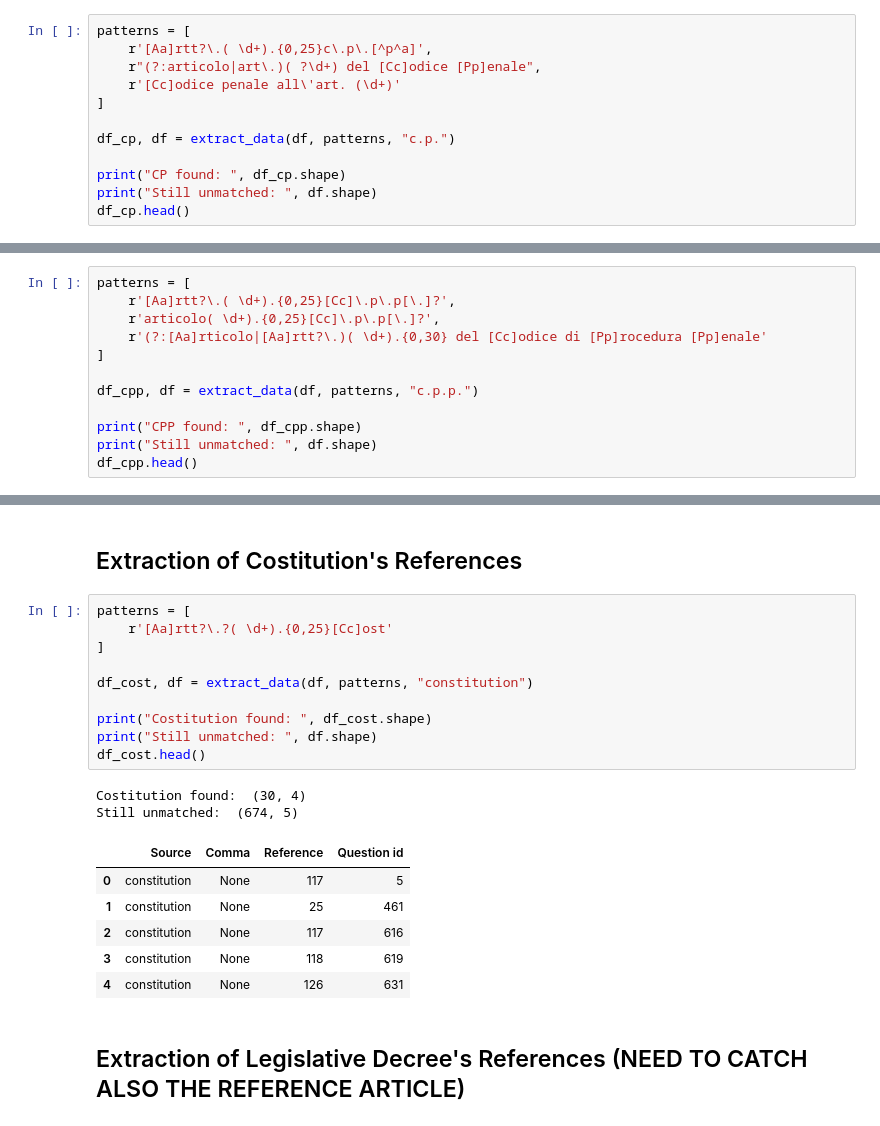
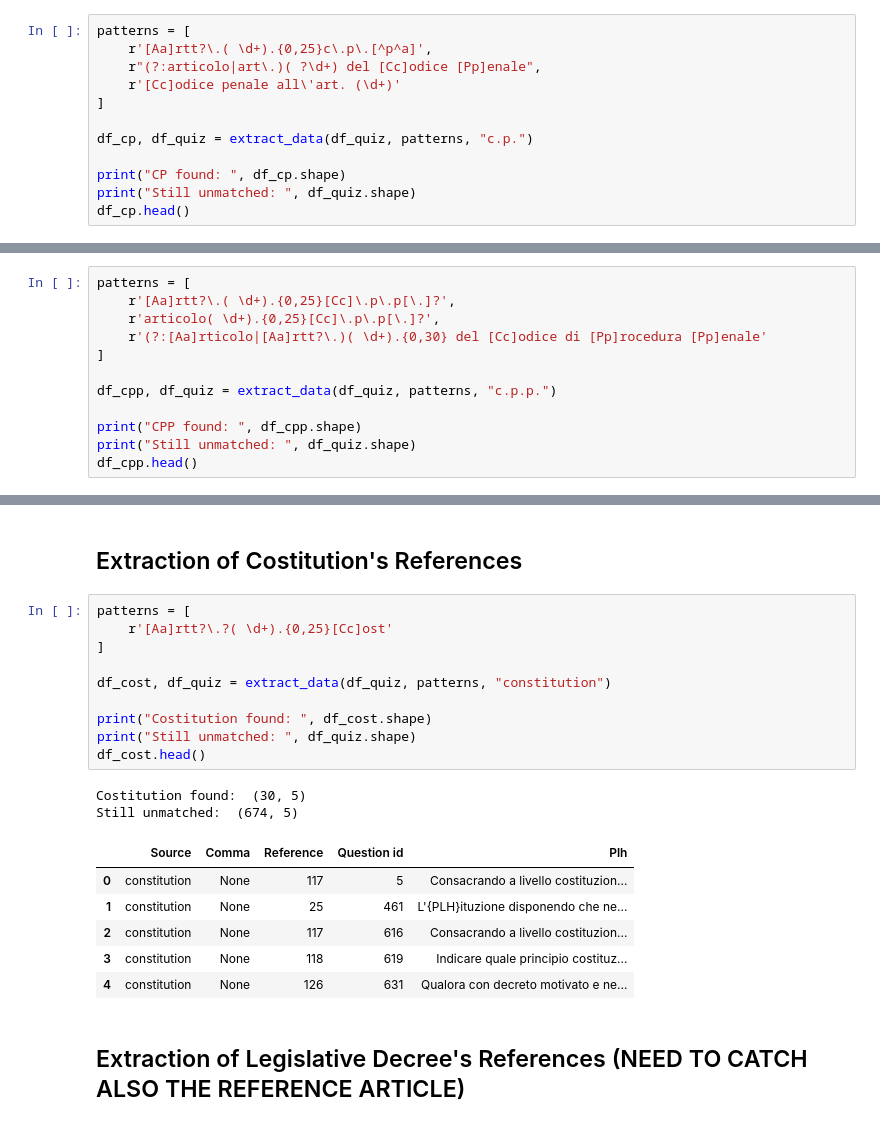
Before and after one commit to IGieckI/Thesis, a Jupyter notebook: Data/References extraction from quiz.ipynb, the cells around one changed output, grey strips where cells are left out. Saved outputs shown, nothing was run; the diff lists cells and outputs as text.

```diff
--- a/Data/References extraction from quiz.ipynb
+++ b/Data/References extraction from quiz.ipynb
@@ -81,9 +94,9 @@ patterns = [
     r'[Cc]odice penale all\'art. (\d+)'
 ]
 
-df_cp, df = extract_data(df, patterns, "c.p.")
+df_cp, df_quiz = extract_data(df_quiz, patterns, "c.p.")
 
 print("CP found: ", df_cp.shape)
-print("Still unmatched: ", df.shape)
+print("Still unmatched: ", df_quiz.shape)
 df_cp.head()
 # %% [output]
@@ -126,9 +139,9 @@ patterns = [
     r'(?:[Aa]rticolo|[Aa]rtt?\.)( \d+).{0,30} del [Cc]odice di [Pp]rocedura [Pp]enale'
 ]
 
-df_cpp, df = extract_data(df, patterns, "c.p.p.")
+df_cpp, df_quiz = extract_data(df_quiz, patterns, "c.p.p.")
 
 print("CPP found: ", df_cpp.shape)
-print("Still unmatched: ", df.shape)
+print("Still unmatched: ", df_quiz.shape)
 df_cpp.head()
 # %% [output]
@@ -145,22 +158,22 @@ Still unmatched:  (704, 5)
 # %%
 patterns = [
     r'[Aa]rtt?\.?( \d+).{0,25}[Cc]ost'
 ]
 
-df_cost, df = extract_data(df, patterns, "constitution")
+df_cost, df_quiz = extract_data(df_quiz, patterns, "constitution")
 
 print("Costitution found: ", df_cost.shape)
-print("Still unmatched: ", df.shape)
+print("Still unmatched: ", df_quiz.shape)
 df_cost.head()
 # %% [output]
-Costitution found:  (30, 4)
+Costitution found:  (30, 5)
 Still unmatched:  (674, 5)
-|  | Source | Comma | Reference | Question id |
-| 0 | constitution | None | 117 | 5 |
-| 1 | constitution | None | 25 | 461 |
-| 2 | constitution | None | 117 | 616 |
-| 3 | constitution | None | 118 | 619 |
-| 4 | constitution | None | 126 | 631 |
+|  | Source | Comma | Reference | Question id | Plh |
+| 0 | constitution | None | 117 | 5 | Consacrando a livello costituzion... |
+| 1 | constitution | None | 25 | 461 | L'{PLH}ituzione disponendo che ne... |
+| 2 | constitution | None | 117 | 616 | Consacrando a livello costituzion... |
+| 3 | constitution | None | 118 | 619 | Indicare quale principio costituz... |
+| 4 | constitution | None | 126 | 631 | Qualora con decreto motivato e ne... |
 # %% [markdown]
 ## Extraction of Legislative Decree's References (NEED TO CATCH ALSO THE REFERENCE ARTICLE)
 # %%
```
Also changed, not shown: parts of 8 cells of this notebook, 13 other files.
